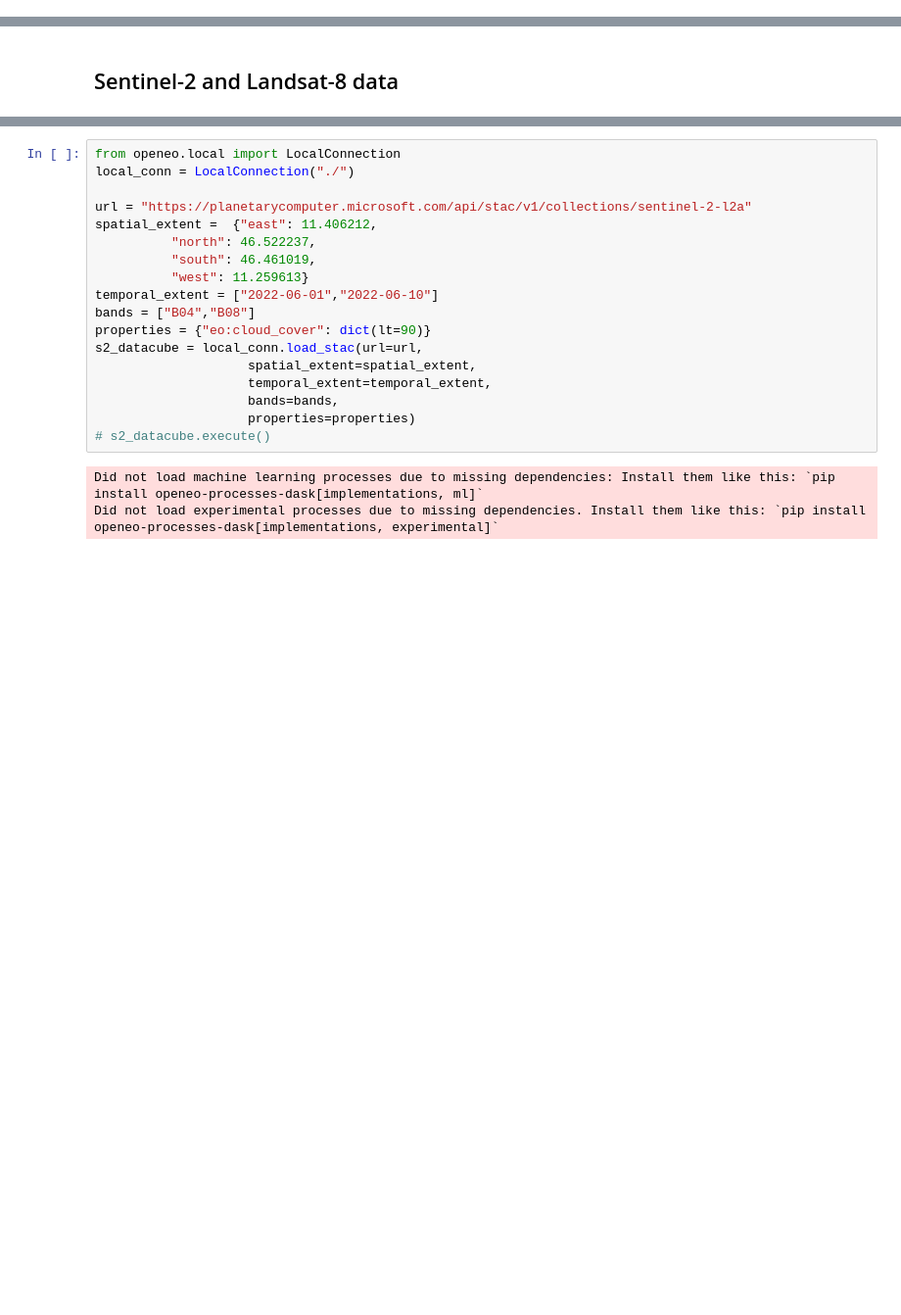
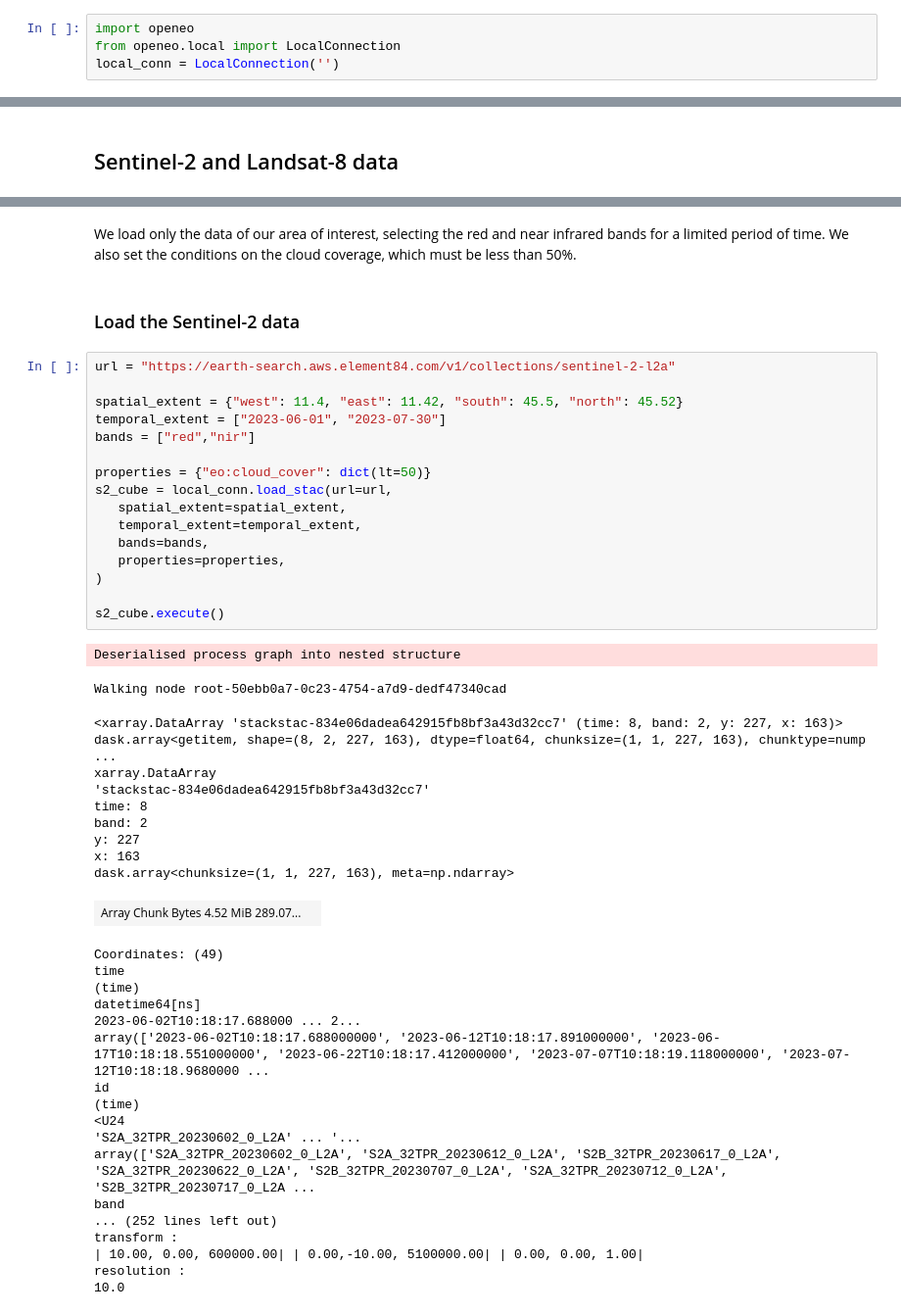
Before and after one commit to Open-EO/openeo-python-client, a Jupyter notebook: examples/notebooks/Client_Side_Processing/client_side_processing_STAC_data_fusion.ipynb, the cells around one changed output, grey strips where cells are left out. Shown at 98% size. Cells and saved outputs as stored; diff of their text form; blank space fills up the shorter version.

```diff
--- a/examples/notebooks/Client_Side_Processing/client_side_processing_STAC_data_fusion.ipynb
+++ b/examples/notebooks/Client_Side_Processing/client_side_processing_STAC_data_fusion.ipynb
@@ -0,0 +1,4 @@
+# %%
+import openeo
+from openeo.local import LocalConnection
+local_conn = LocalConnection('')
@@ -27,21 +34,50 @@ We are going to work with the Sentinel-2 and Landsat-8 data provided from the Mi
+# %% [markdown]
+We load only the data of our area of interest, selecting the red and near infrared bands for a limited period of time.
+We also set the conditions on the cloud coverage, which must be less than 50%.
+# %% [markdown]
+### Load the Sentinel-2 data
 # %%
-from openeo.local import LocalConnection
-local_conn = LocalConnection("./")
+url = "https://earth-search.aws.element84.com/v1/collections/sentinel-2-l2a"
 
-url = "https://planetarycomputer.microsoft.com/api/stac/v1/collections/sentinel-2-l2a"
-spatial_extent =  {"east": 11.406212,
-          "north": 46.522237,
-          "south": 46.461019,
-          "west": 11.259613}
-temporal_extent = ["2022-06-01","2022-06-10"]
-bands = ["B04","B08"]
-properties = {"eo:cloud_cover": dict(lt=90)}
-s2_datacube = local_conn.load_stac(url=url,
-                    spatial_extent=spatial_extent,
-                    temporal_extent=temporal_extent,
-                    bands=bands,
-                    properties=properties)
-# s2_datacube.execute()
+spatial_extent = {"west": 11.4, "east": 11.42, "south": 45.5, "north": 45.52}
+temporal_extent = ["2023-06-01", "2023-07-30"]
+bands = ["red","nir"]
+
+properties = {"eo:cloud_cover": dict(lt=50)}
+s2_cube = local_conn.load_stac(url=url,
+   spatial_extent=spatial_extent,
+   temporal_extent=temporal_extent,
+   bands=bands,
+   properties=properties,
+)
+
+s2_cube.execute()
 # %% [output]
-Did not load machine learning processes due to missing dependencies: Install them like this: `pip install openeo-processes-dask[implementations, ml]`
-Did not load experimental processes due to missing dependencies. Install them like this: `pip install openeo-processes-dask[implementations, experimental]`
+Deserialised process graph into nested structure
+Walking node root-50ebb0a7-0c23-4754-a7d9-dedf47340cad
+<xarray.DataArray 'stackstac-834e06dadea642915fb8bf3a43d32cc7' (time: 8, band: 2, y: 227, x: 163)> dask.array<getitem, shape=(8, 2, 227, 163), dtype=float64, chunksize=(1, 1, 227, 163), chunktype=nump ...
+xarray.DataArray
+'stackstac-834e06dadea642915fb8bf3a43d32cc7'
+time: 8
+band: 2
+y: 227
+x: 163
+dask.array<chunksize=(1, 1, 227, 163), meta=np.ndarray>
+| Array Chunk Bytes 4.52 MiB 289.07... |  |
+Coordinates: (49)
+time
+(time)
+datetime64[ns]
+2023-06-02T10:18:17.688000 ... 2...
+array(['2023-06-02T10:18:17.688000000', '2023-06-12T10:18:17.891000000', '2023-06-17T10:18:18.551000000', '2023-06-22T10:18:17.412000000', '2023-07-07T10:18:19.118000000', '2023-07-12T10:18:18.9680000 ...
+id
+(time)
+<U24
+'S2A_32TPR_20230602_0_L2A' ... '...
+array(['S2A_32TPR_20230602_0_L2A', 'S2A_32TPR_20230612_0_L2A', 'S2B_32TPR_20230617_0_L2A', 'S2A_32TPR_20230622_0_L2A', 'S2B_32TPR_20230707_0_L2A', 'S2A_32TPR_20230712_0_L2A', 'S2B_32TPR_20230717_0_L2A ...
+band
+... (252 lines left out)
+transform :
+| 10.00, 0.00, 600000.00| | 0.00,-10.00, 5100000.00| | 0.00, 0.00, 1.00|
+resolution :
+10.0
```
Also changed, not shown: parts of 31 cells of this notebook.
